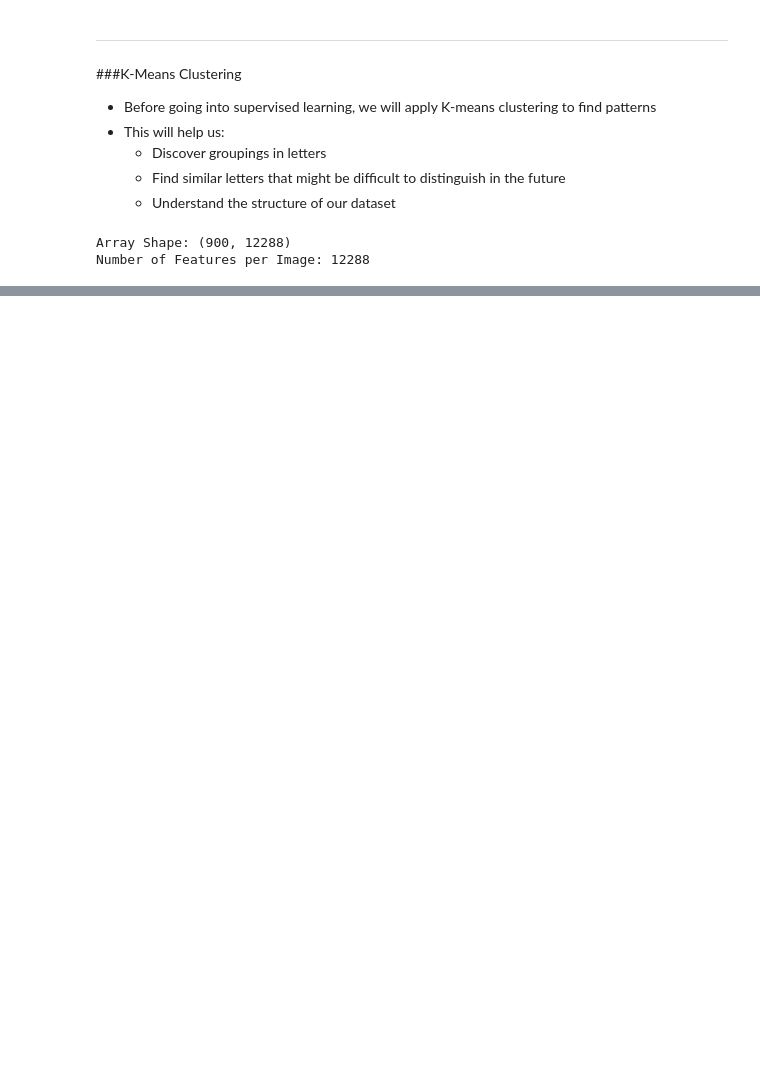
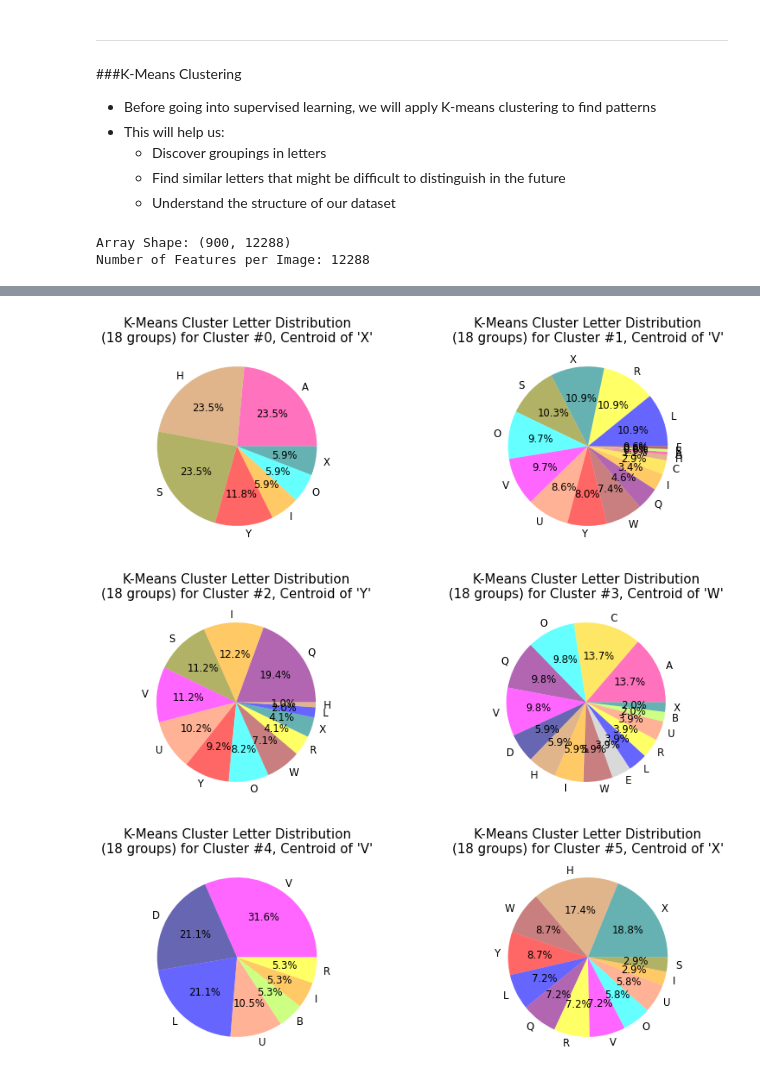
Before and after one commit to GriffinSnider/ASL_Fingerspelling_Recognition, a Jupyter notebook: ASL_Notebook.ipynb, the cells around one changed output, grey strips where cells are left out. Drawn from its saved outputs; the diff is of its cells as text; code cells hidden in the pictures; blank space fills up the shorter version.

Commit message:
visualize letter distribution in k-means clusters

```diff
--- a/ASL_Notebook.ipynb
+++ b/ASL_Notebook.ipynb
@@ -406,0 +407,70 @@ plt.show()
+# %%
+#function for letter distrubution in two clusters
+def plot_cluster_results(cluster_num_1, cluster_num_2):
+    #creates a df with letter labels
+    sample_data_kmeans_labs = pd.DataFrame({'letter_label': y_sample})
+    #adds the assigned k-means cluster label
+    sample_data_kmeans_labs['kmeans_lab'] = kmeans_labs
+
+    #gets the count of each letter in cluster 1
+    cluster_1_values = sample_data_kmeans_labs[sample_data_kmeans_labs['kmeans_lab'] == cluster_num_1]['letter_label'].value_counts()
+
+    #sets up a plot for the two clusters
+    fig, axs = plt.subplots(1, 2, figsize=(16, 5), dpi=60)
+
+    #list to store colors for cluster 1
+    pie_1_colors = []
+    for letter in cluster_1_values.index:
+        #assigns the color for this letter
+        color_row = color_mapping[color_mapping['letter_label'] == letter]
+        if not color_row.empty:
+            pie_1_colors.append(color_row.iloc[0, 0])
+        else:
+            #assigns gray if no color is found
+            pie_1_colors.append('gray')
+
+    #creates a pie chart for cluster 1
+    axs[0].pie(cluster_1_values.values, labels=cluster_1_values.index,
+               autopct='%1.1f%%', colors=pie_1_colors,
+               wedgeprops={"alpha": 0.6}, textprops={'fontsize': 14})
+
+    #sets the title for cluster 1 pie chart
+    axs[0].set_title(f'K-Means Cluster Letter Distribution\n({n_groups} groups) for Cluster #{cluster_num_1}, Centroid of \'{y_sample[rep_letter_index[cluster_num_1]]}\'',
+                     fontsize=18)
+
+    #gets the count of each letter in cluster 2
+    cluster_2_values = sample_data_kmeans_labs[sample_data_kmeans_labs['kmeans_lab'] == cluster_num_2]['letter_label'].value_counts()
+
+    #list to store colors for cluster 2
+    pie_2_colors = []
+    for letter in cluster_2_values.index:
+        #assigns the color for this letter
+        color_row = color_mapping[color_mapping['letter_label'] == letter]
+        if not color_row.empty:
+            pie_2_colors.append(color_row.iloc[0, 0])
+        else:
+            #assigns gray if no color is found
+            pie_2_colors.append('gray')
+
+    #creates a pie chart for cluster 2
+    axs[1].pie(cluster_2_values.values, labels=cluster_2_values.index,
+               autopct='%1.1f%%', colors=pie_2_colors,
+               wedgeprops={"alpha": 0.6}, textprops={'fontsize': 14})
+
+    # sets the title for cluster 2
+    axs[1].set_title(f'K-Means Cluster Letter Distribution\n({n_groups} groups) for Cluster #{cluster_num_2}, Centroid of \'{y_sample[rep_letter_index[cluster_num_2]]}\'',
+                     fontsize=18)
+
+    #adjusts layout to prevent overlap
+    plt.tight_layout
+    #displays the plot
+    plt.show()
+
+#calls function for the 2 clusters
+plot_cluster_results(0, 1)
+plot_cluster_results(2, 3)
+plot_cluster_results(4, 5)
+# %% [output]
+[figure, added]
+[figure, added]
+[figure, added]
```
Also changed, not shown: parts of 5 cells of this notebook.
